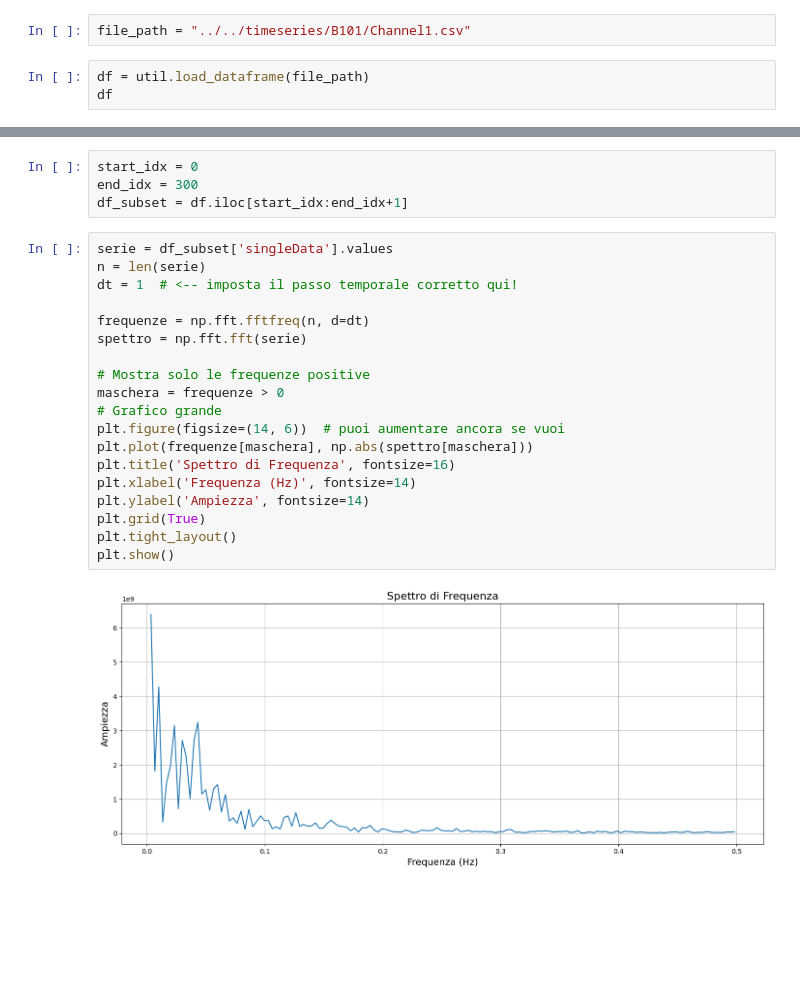
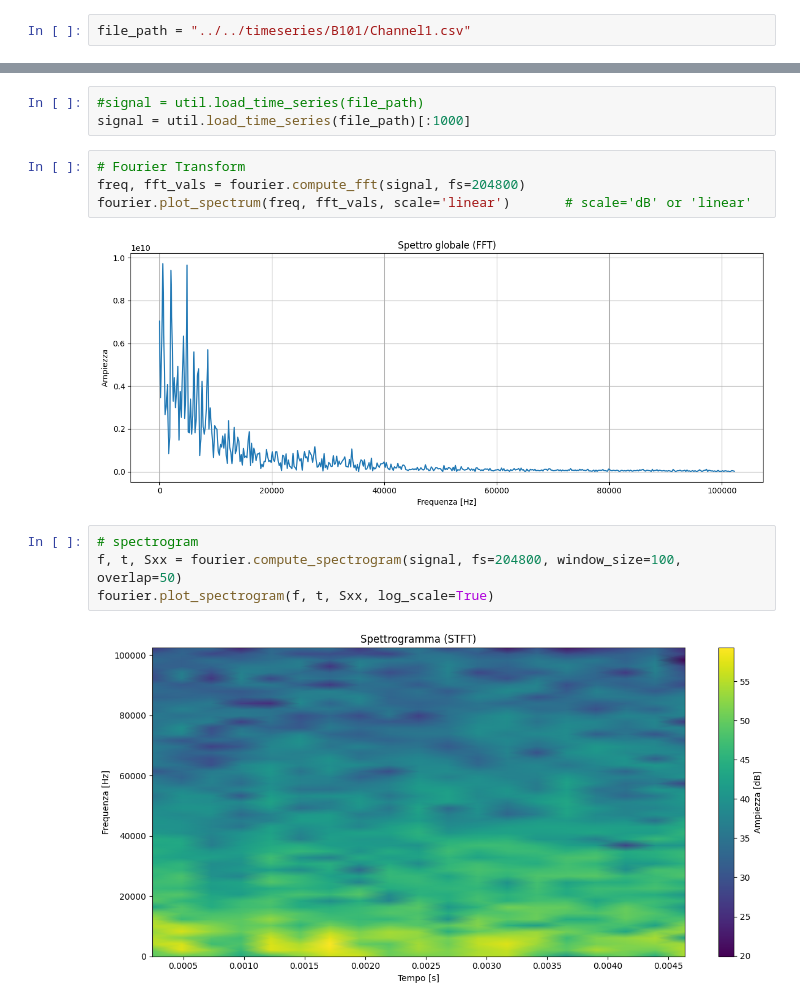
Before and after one commit to Felp4to/TBL-WallPressure-DataPrep, a Jupyter notebook: data_analysis/ipynb/frequency_analysis.ipynb, the cells around one changed output, grey strips where cells are left out. Saved outputs shown, nothing was run; the diff lists cells and outputs as text; blank space fills up the shorter version.

```diff
--- a/data_analysis/ipynb/frequency_analysis.ipynb
+++ b/data_analysis/ipynb/frequency_analysis.ipynb
@@ -9,5 +6,2 @@ import analysis as analysis
 # %%
 file_path = "../../timeseries/B101/Channel1.csv"
-# %%
-df = util.load_dataframe(file_path)
-df
@@ -28,25 +8,15 @@ df
-# %%
-start_idx = 0
-end_idx = 300
-df_subset = df.iloc[start_idx:end_idx+1]
-# %%
-serie = df_subset['singleData'].values
-n = len(serie)
-dt = 1  # <-- imposta il passo temporale corretto qui!
-
-frequenze = np.fft.fftfreq(n, d=dt)
-spettro = np.fft.fft(serie)
-
-# Mostra solo le frequenze positive
-maschera = frequenze > 0
-# Grafico grande
-plt.figure(figsize=(14, 6))  # puoi aumentare ancora se vuoi
-plt.plot(frequenze[maschera], np.abs(spettro[maschera]))
-plt.title('Spettro di Frequenza', fontsize=16)
-plt.xlabel('Frequenza (Hz)', fontsize=14)
-plt.ylabel('Ampiezza', fontsize=14)
-plt.grid(True)
-plt.tight_layout()
-plt.show()
-# %% [output]
-[figure, removed]
+# %%
+#signal = util.load_time_series(file_path)
+signal = util.load_time_series(file_path)[:1000]
+# %%
+# Fourier Transform
+freq, fft_vals = fourier.compute_fft(signal, fs=204800)
+fourier.plot_spectrum(freq, fft_vals, scale='linear')       # scale='dB' or 'linear'
+# %% [output]
+[figure, added]
+# %%
+# spectrogram
+f, t, Sxx = fourier.compute_spectrogram(signal, fs=204800, window_size=100, overlap=50)
+fourier.plot_spectrogram(f, t, Sxx, log_scale=True)
+# %% [output]
+[figure, added]
```
Also changed, not shown: parts of 2 cells of this notebook, 59 other files.
